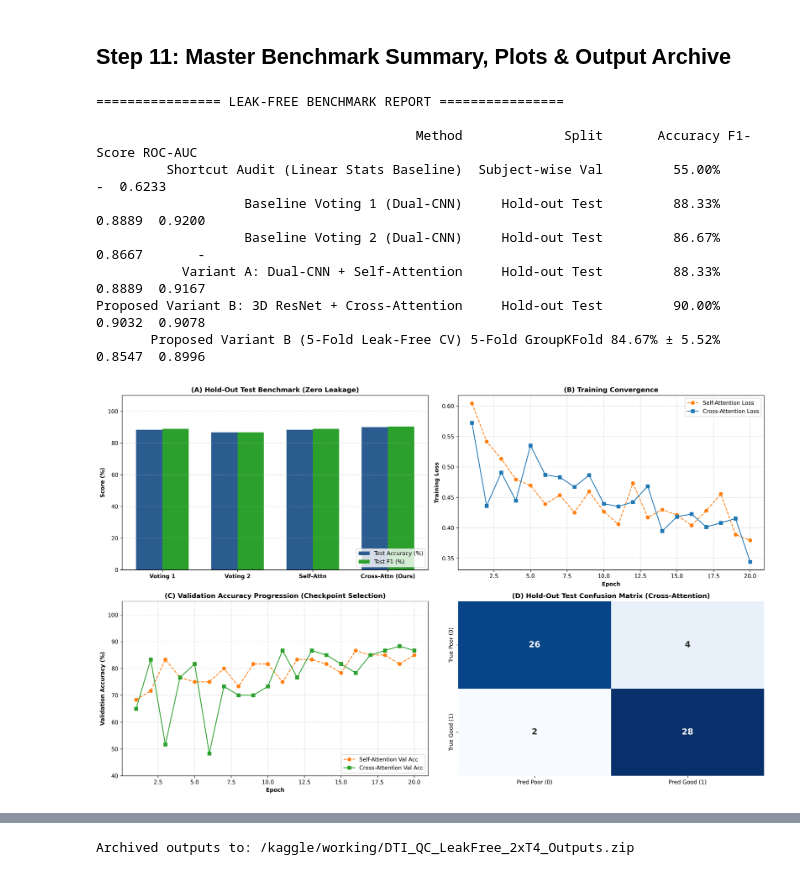
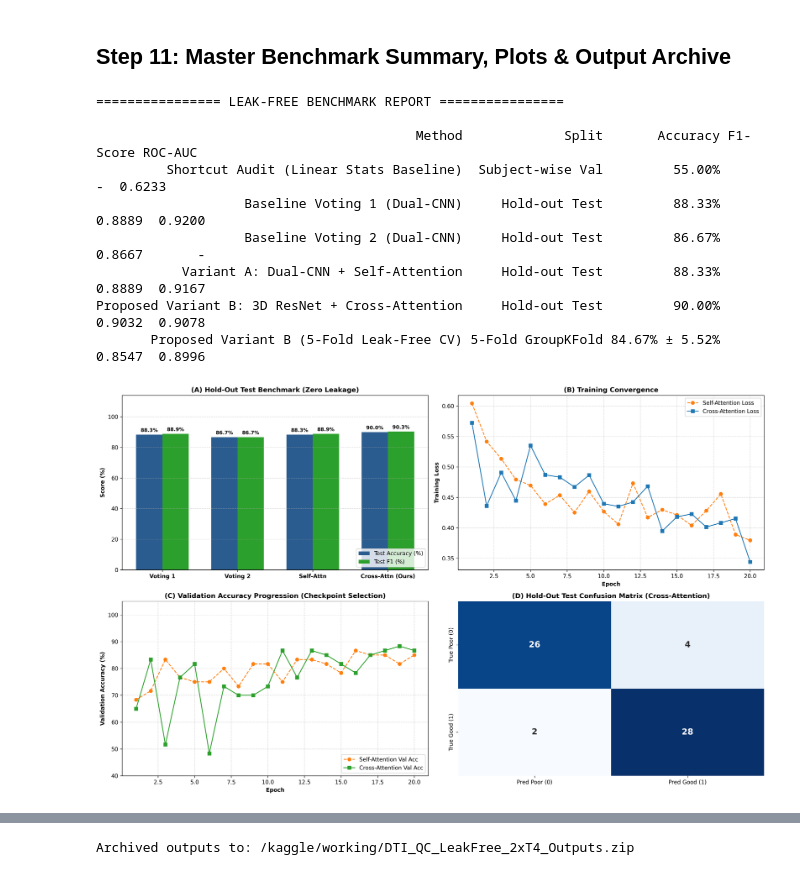
Before and after one commit to mohammademon10/3d-dti-mri-quality-control-cross-attention, a Jupyter notebook: 3d_dti_mri_quality_control_cross_attention.ipynb, the cells around one changed output, grey strips where cells are left out. Cells and saved outputs as stored; diff of their text form; code cells hidden in the pictures.

```diff
--- a/3d_dti_mri_quality_control_cross_attention.ipynb
+++ b/3d_dti_mri_quality_control_cross_attention.ipynb
@@ -1407,11 +1407,17 @@ acc_vals = [acc_v1 * 100, acc_v2 * 100, acc_s * 100, final_acc * 100]
 f1_vals = [f1_v1 * 100, f1_v2 * 100, f1_s * 100, final_f1 * 100]
 x = np.arange(len(models_list))
 w = 0.35
-ax1.bar(x - w / 2, acc_vals, w, label="Test Accuracy (%)", color="#2b5c8f")
-ax1.bar(x + w / 2, f1_vals, w, label="Test F1 (%)", color="#2ca02c")
+
+bars_acc = ax1.bar(x - w / 2, acc_vals, w, label="Test Accuracy (%)", color="#2b5c8f")
+bars_f1 = ax1.bar(x + w / 2, f1_vals, w, label="Test F1 (%)", color="#2ca02c")
+
+# Add percentage labels above each bar
+ax1.bar_label(bars_acc, fmt="%.1f%%", padding=3, fontsize=9, fontweight="bold")
+ax1.bar_label(bars_f1, fmt="%.1f%%", padding=3, fontsize=9, fontweight="bold")
+
 ax1.set_xticks(x)
 ax1.set_xticklabels(models_list, fontweight="bold")
-ax1.set_ylim(0, 110)
+ax1.set_ylim(0, 114)
 ax1.set_ylabel("Score (%)", fontweight="bold")
 ax1.set_title("(A) Hold-Out Test Benchmark (Zero Leakage)", fontweight="bold")
 ax1.legend(loc="lower right")
@@ -1471,33 +1477,33 @@ plt.show()
 bundle_dir = "/kaggle/working/leakfree_outputs_bundle"
 os.makedirs(bundle_dir, exist_ok=True)
 for src in [
     "/kaggle/working/dti_qc_leakfree_dashboard.png",
     "/kaggle/working/orthogonal_gradcam_montage.png",
     "/kaggle/working/attention_distribution.png",
     "/kaggle/working/roc_curve_leakfree.png",
     "/kaggle/working/final_leakfree_benchmark.csv",
     "/kaggle/working/train_metadata.csv",
     "/kaggle/working/val_metadata.csv",
     "/kaggle/working/test_metadata.csv",
     best_self_attn_path,
     best_cross_attn_path,
 ]:
     if os.path.exists(src):
         shutil.copy(src, bundle_dir)
 
 archive_path = "/kaggle/working/DTI_QC_LeakFree_2xT4_Outputs"
 shutil.make_archive(archive_path, "zip", bundle_dir)
 print(f"Archived outputs to: {archive_path}.zip")
 # %% [output]
 ================ LEAK-FREE BENCHMARK REPORT ================
 
                                          Method             Split       Accuracy F1-Score ROC-AUC
          Shortcut Audit (Linear Stats Baseline)  Subject-wise Val         55.00%        -  0.6233
                    Baseline Voting 1 (Dual-CNN)     Hold-out Test         88.33%   0.8889  0.9200
                    Baseline Voting 2 (Dual-CNN)     Hold-out Test         86.67%   0.8667       -
            Variant A: Dual-CNN + Self-Attention     Hold-out Test         88.33%   0.8889  0.9167
 Proposed Variant B: 3D ResNet + Cross-Attention     Hold-out Test         90.00%   0.9032  0.9078
        Proposed Variant B (5-Fold Leak-Free CV) 5-Fold GroupKFold 84.67% ± 5.52%   0.8547  0.8996
-[figure, old version]
+[figure, new version]
 [figure]
 Archived outputs to: /kaggle/working/DTI_QC_LeakFree_2xT4_Outputs.zip
```
Also changed, not shown: parts of 1 cell of this notebook.
